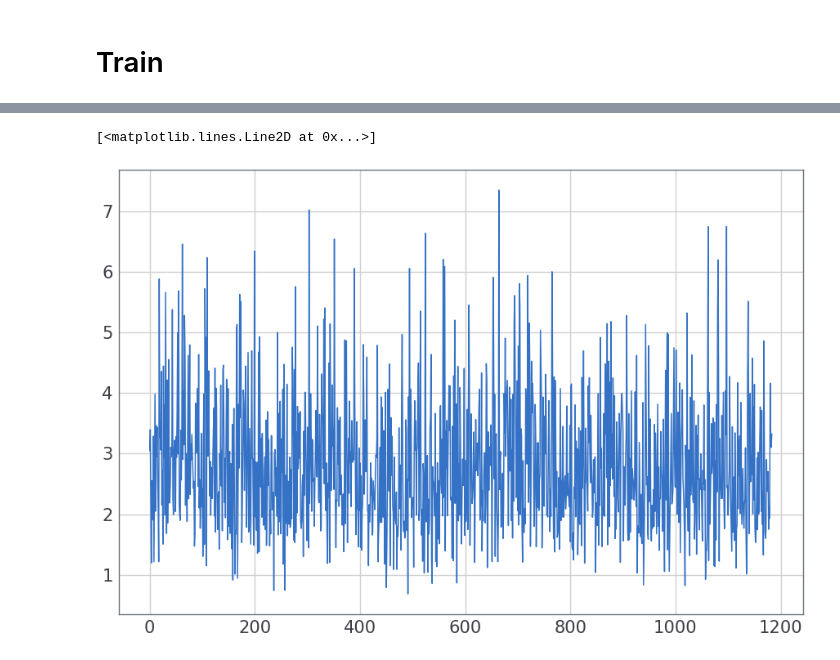
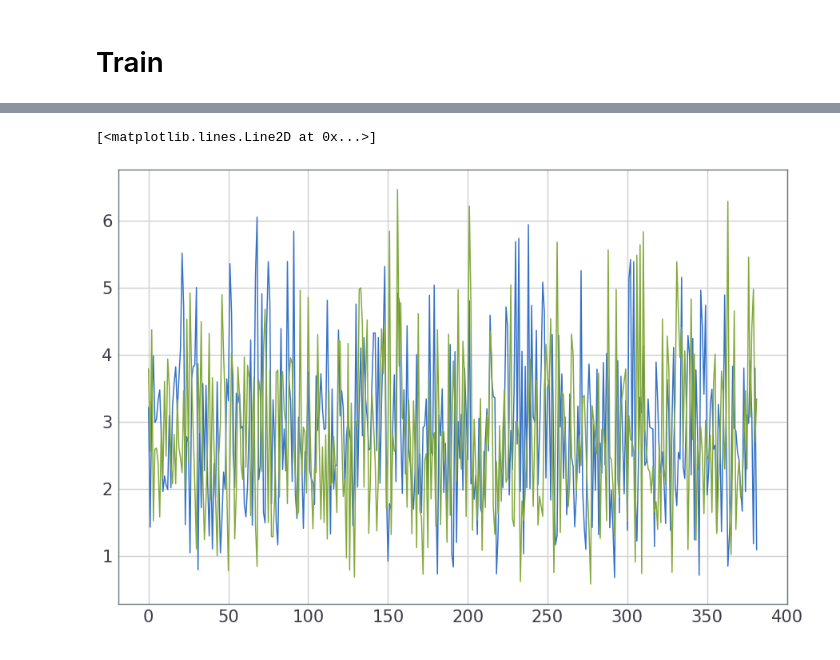
Before and after one commit to svaisakh/captioner, a Jupyter notebook: notebooks/Train.ipynb, the cells around one changed output, grey strips where cells are left out. Cells and saved outputs as stored; diff of their text form; code cells hidden in the pictures.

```diff
--- a/notebooks/Train.ipynb
+++ b/notebooks/Train.ipynb
@@ -48,4 +56,2 @@ model = Model(feature_dim, embedding_dim, hidden_size,
-# %%
-model.load_state_dict(torch.load(DIR_CHECKPOINTS / 'model.pt'))
 # %% [markdown]
 # Train
@@ -56,2 +58,10 @@ losses = []
+# %%
+optimizer = hparams.optimizer(model.parameters(), learning_rate)
+if (DIR_CHECKPOINTS / 'optimizer.pt').exists():
+    optimizer.load_state_dict(torch.load(DIR_CHECKPOINTS / 'optimizer.pt',
+                                         map_location=mag.device))
+# %%
+history = {'iterations': 0, 'loss': [], 'val_loss': []}
 # %%
-losses += optimize(model, optimizer, dataloader, nlp, vocab_size)
+optimize(model, optimizer, history, dataloader, nlp, vocab_size, DIR_CHECKPOINTS,
+        epochs, iterations, save_every, write_every)
@@ -60,5 +67,0 @@ losses += optimize(model, optimizer, dataloader, nlp, vocab_size)
-# %%
-plot(losses)
-# %% [output]
-[<matplotlib.lines.Line2D at 0x...>]
-[figure, removed]
@@ -66,0 +68,6 @@ torch.save(model.state_dict(), DIR_CHECKPOINTS / 'model.pt')
+# %%
+plot(history['loss'], label='loss')
+plot(history['val_loss'], label='val_loss')
+# %% [output]
+[<matplotlib.lines.Line2D at 0x...>]
+[figure, added]
```
Also changed, not shown: parts of 9 cells of this notebook, 1 other file.
